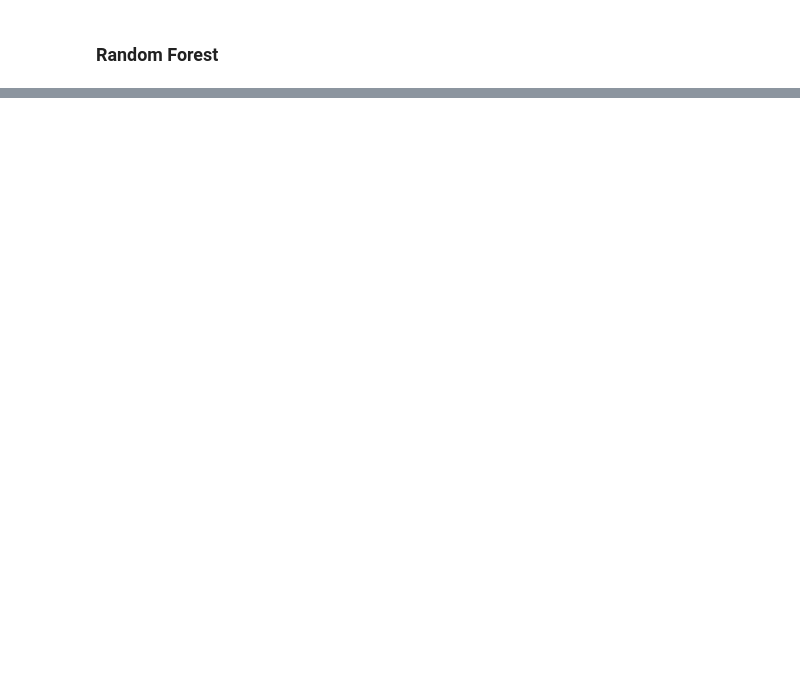
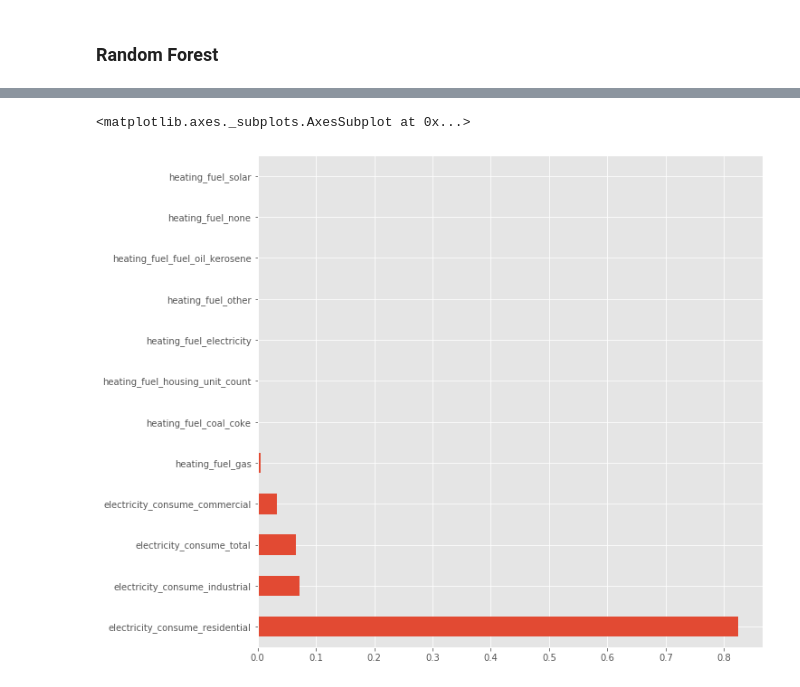
Before and after one commit to nickmitch21/DeepSolar-Modeling, a Jupyter notebook: DeepSolar_ProjectModel.ipynb, the cells around one changed output, grey strips where cells are left out. Drawn from its saved outputs; the diff is of its cells as text; code cells hidden in the pictures; blank space fills up the shorter version.

Commit message:
First round of modeling
Loosely constructed, much work to do - especially because of the 100% accuracy. May require an entire analysis revamp.

```diff
--- a/DeepSolar_ProjectModel.ipynb
+++ b/DeepSolar_ProjectModel.ipynb
@@ -138,0 +211,19 @@ ValueError: could not convert string to float:
+# %%
+param_grid = {
+    'bootstrap': [True],
+    'max_depth': [10, 25, 30],
+    'max_features': [.4, 'auto'],
+    'min_samples_leaf': [1, 2, 5],
+    'min_samples_split': [1, 3, 5],
+    'n_estimators': [100,400]
+}
+
+# Create a based model
+rfr = RandomForestRegressor(random_state=42)
+# Instantiate the grid search model
+rfr, pred = algorithm_pipeline(X_train, X_test, y_train.values.ravel(), y_test.values, rfr,
+                                 param_grid, cv=5)
+
+# Root Mean Squared Error
+print(np.sqrt(-rfr.best_score_))
+print(rfr.best_params_)
@@ -138,0 +239,9 @@ ValueError: could not convert string to float:
+# %%
+print('Base Model:')
+base_accuracy = evaluate(rfr_base_model, X_test, y_test.values)
+print()
+print('Model after Tuning:')
+rfr_best_model = rfr.best_estimator_
+best_accuracy = evaluate(rfr_best_model, X_test, y_test.values)
+
+print('Improvement of {:0.2f}%.'.format( 100 * (best_accuracy - base_accuracy) / base_accuracy))
@@ -138,0 +269,9 @@ ValueError: could not convert string to float:
+# %%
+feature_importances = rfr_best_model.feature_importances_
+indices = np.argsort(feature_importances)[::-1]
+
+# Print the feature ranking
+print("Feature ranking:")
+
+for f in range(10):
+    print("%d. %s (%f)" % (f + 1, X_train.columns[indices[f]], feature_importances[indices[f]]))
@@ -138,0 +290,6 @@ ValueError: could not convert string to float:
+# %%
+feat_importances = pd.Series(feature_importances, index=X.columns)
+feat_importances.nlargest(20).plot(kind='barh', figsize=[10,10])
+# %% [output]
+<matplotlib.axes._subplots.AxesSubplot at 0x...>
+[figure, added]
```
Also changed, not shown: parts of 18 cells of this notebook.
